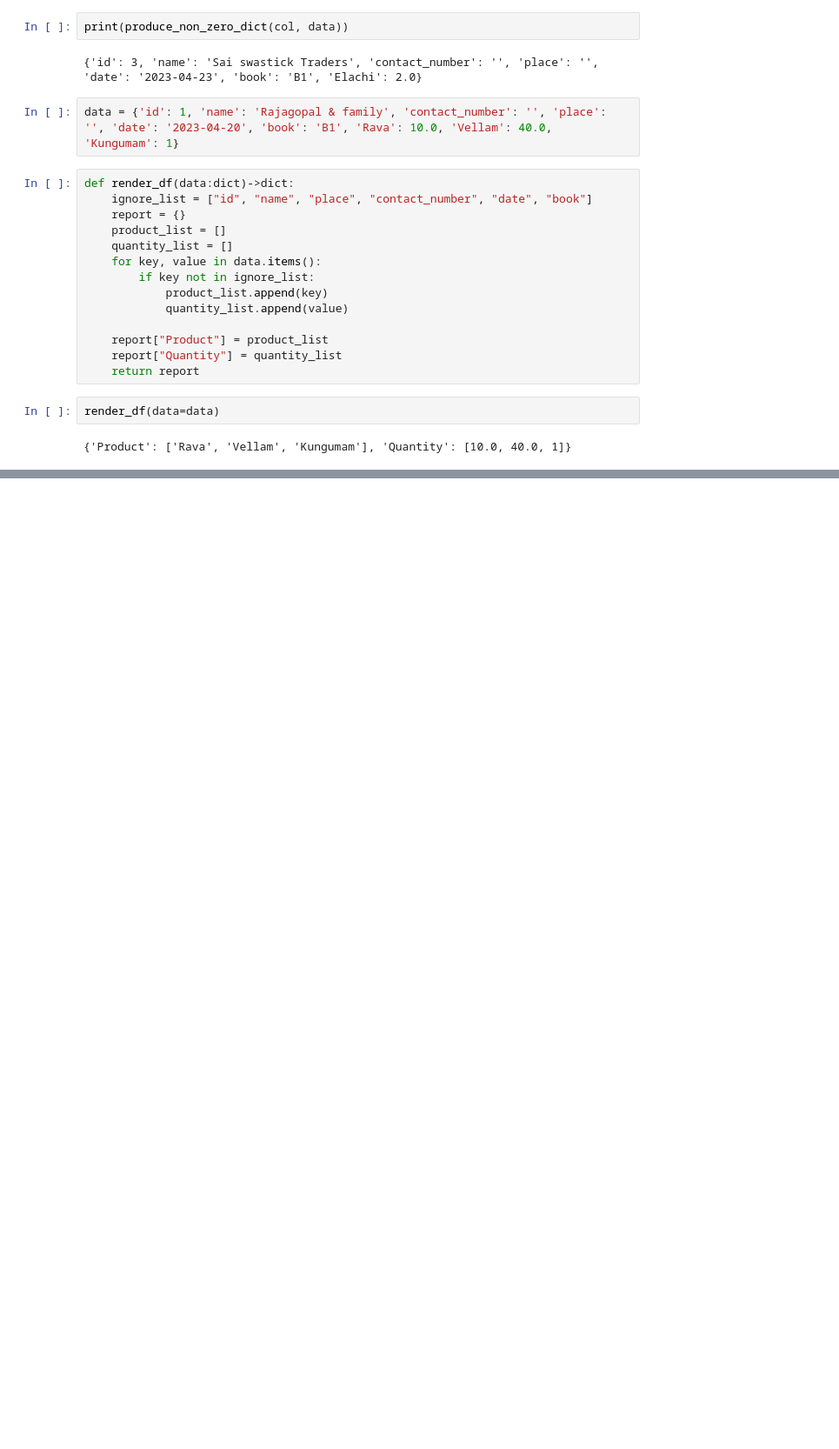
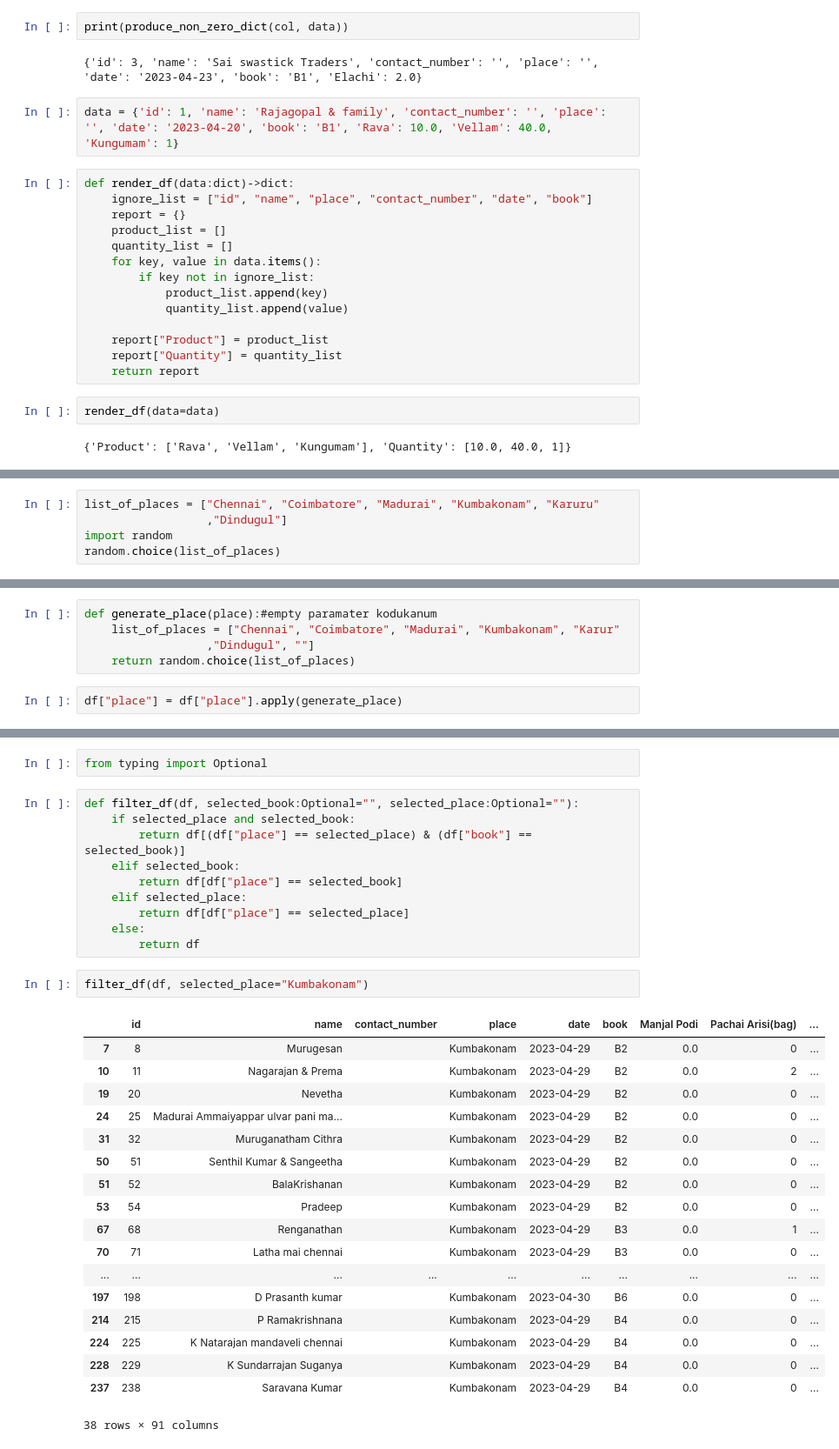
Before and after one commit to Nagarjun100803/meenakshi_donation_list, a Jupyter notebook: data/.ipynb, the cells around one changed output, grey strips where cells are left out. Shown at 87% size. Saved outputs shown, nothing was run; the diff lists cells and outputs as text; blank space fills up the shorter version.

```diff
--- a/data/.ipynb
+++ b/data/.ipynb
@@ -382,0 +394,5 @@ render_df(data=data)
+# %%
+list_of_places = ["Chennai", "Coimbatore", "Madurai", "Kumbakonam", "Karuru"
+                  ,"Dindugul"]
+import random
+random.choice(list_of_places)
@@ -382,0 +401,7 @@ render_df(data=data)
+# %%
+def generate_place(place):#empty paramater kodukanum
+    list_of_places = ["Chennai", "Coimbatore", "Madurai", "Kumbakonam", "Karur"
+                  ,"Dindugul", ""]
+    return random.choice(list_of_places)
+# %%
+df["place"] = df["place"].apply(generate_place)
@@ -382,0 +420,33 @@ render_df(data=data)
+# %%
+from typing import Optional
+# %%
+def filter_df(df, selected_book:Optional="", selected_place:Optional=""):
+    if selected_place and selected_book:
+        return df[(df["place"] == selected_place) & (df["book"] == selected_book)]
+    elif selected_book:
+        return df[df["place"] == selected_book]
+    elif selected_place:
+        return df[df["place"] == selected_place]
+    else:
+        return df
+# %%
+filter_df(df, selected_place="Kumbakonam")
+# %% [output]
+|  | id | name | contact_number | place | date | book | Manjal Podi | Pachai Arisi(bag) | ... |
+| 7 | 8 | Murugesan |  | Kumbakonam | 2023-04-29 | B2 | 0.0 | 0 | ... |
+| 10 | 11 | Nagarajan & Prema |  | Kumbakonam | 2023-04-29 | B2 | 0.0 | 2 | ... |
+| 19 | 20 | Nevetha |  | Kumbakonam | 2023-04-29 | B2 | 0.0 | 0 | ... |
+| 24 | 25 | Madurai Ammaiyappar ulvar pani ma... |  | Kumbakonam | 2023-04-29 | B2 | 0.0 | 0 | ... |
+| 31 | 32 | Muruganatham Cithra |  | Kumbakonam | 2023-04-29 | B2 | 0.0 | 0 | ... |
+| 50 | 51 | Senthil Kumar & Sangeetha |  | Kumbakonam | 2023-04-29 | B2 | 0.0 | 0 | ... |
+| 51 | 52 | BalaKrishanan |  | Kumbakonam | 2023-04-29 | B2 | 0.0 | 0 | ... |
+| 53 | 54 | Pradeep |  | Kumbakonam | 2023-04-29 | B2 | 0.0 | 0 | ... |
+| 67 | 68 | Renganathan |  | Kumbakonam | 2023-04-29 | B3 | 0.0 | 1 | ... |
+| 70 | 71 | Latha mai chennai |  | Kumbakonam | 2023-04-29 | B3 | 0.0 | 0 | ... |
+| ... | ... | ... | ... | ... | ... | ... | ... | ... | ... |
+| 197 | 198 | D Prasanth kumar |  | Kumbakonam | 2023-04-30 | B6 | 0.0 | 0 | ... |
+| 214 | 215 | P Ramakrishnana |  | Kumbakonam | 2023-04-29 | B4 | 0.0 | 0 | ... |
+| 224 | 225 | K Natarajan mandaveli chennai |  | Kumbakonam | 2023-04-29 | B4 | 0.0 | 0 | ... |
+| 228 | 229 | K Sundarrajan Suganya |  | Kumbakonam | 2023-04-29 | B4 | 0.0 | 0 | ... |
+| 237 | 238 | Saravana Kumar |  | Kumbakonam | 2023-04-29 | B4 | 0.0 | 0 | ... |
+38 rows × 91 columns
```
Also changed, not shown: parts of 6 cells of this notebook, 8 other files.
